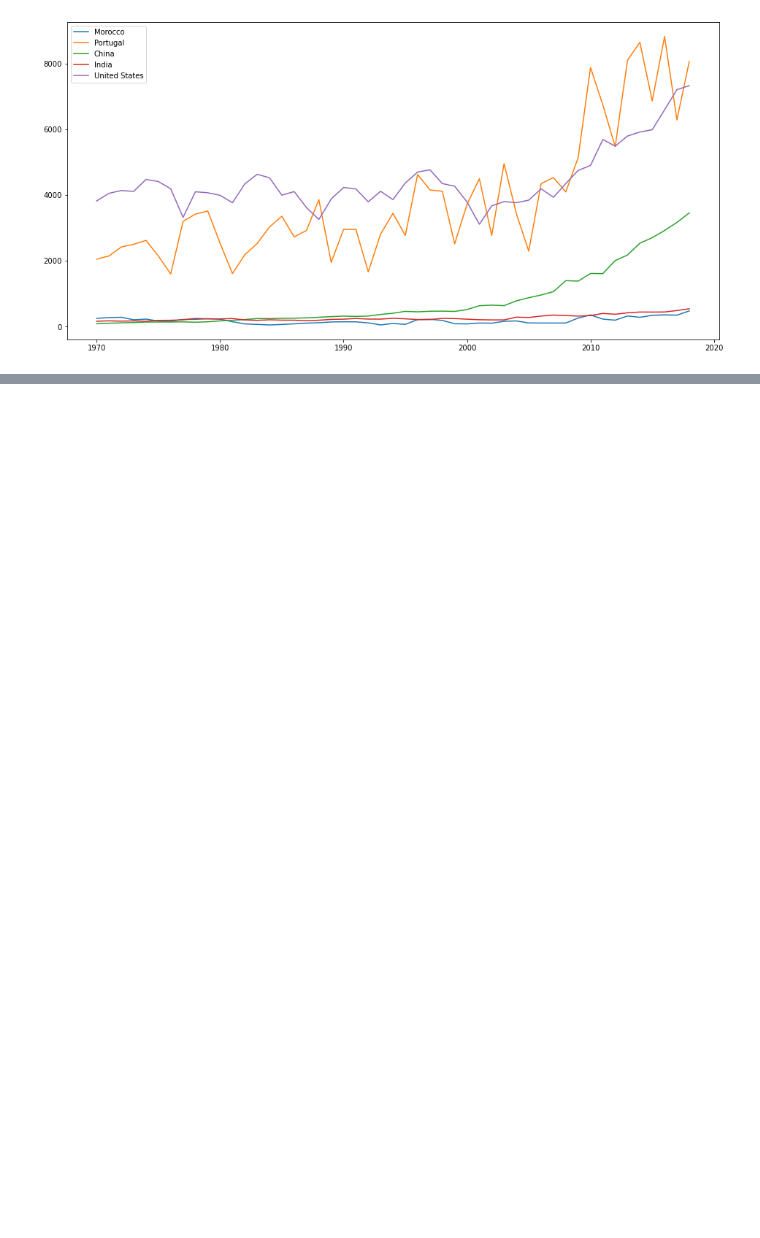
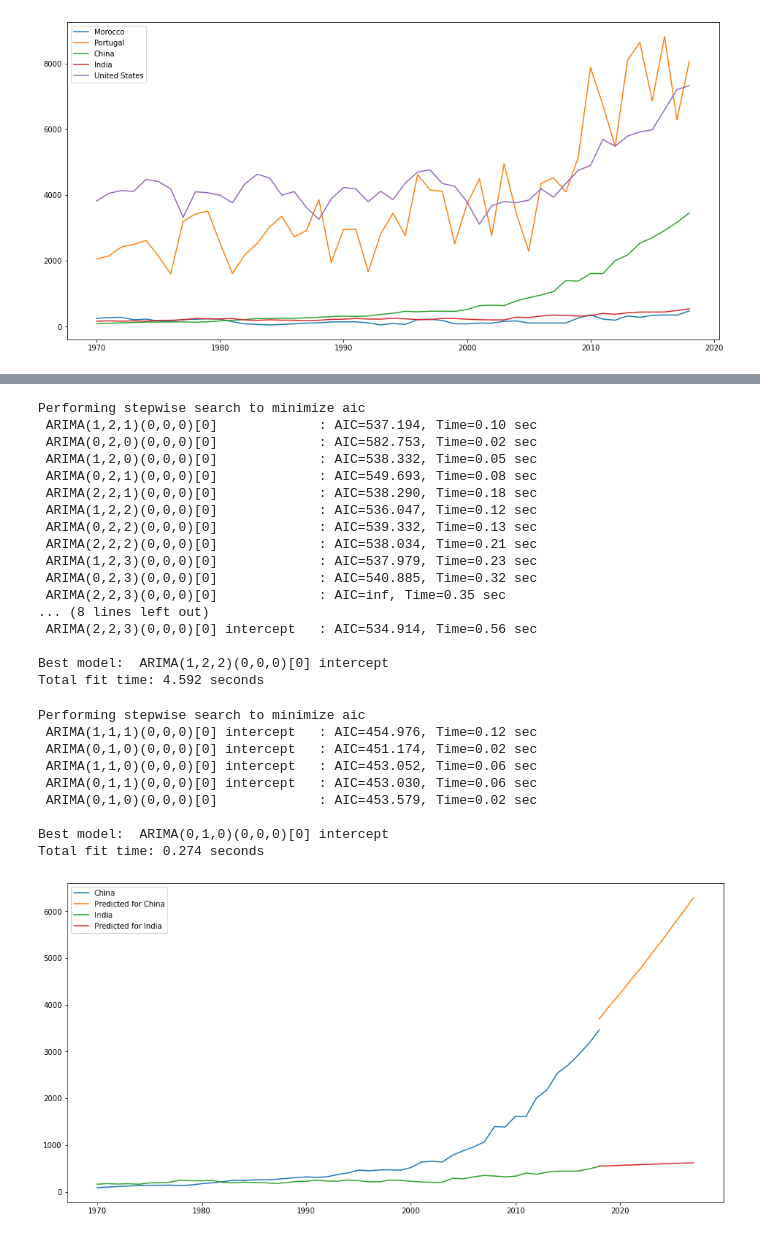
Before and after one commit to simibi28/itp_gp_2022, a Jupyter notebook: itp_groupproject.ipynb, the cells around one changed output, grey strips where cells are left out. Cells and saved outputs as stored; diff of their text form; code cells hidden in the pictures; blank space fills up the shorter version.

```diff
--- a/itp_groupproject.ipynb
+++ b/itp_groupproject.ipynb
@@ -182,0 +271,30 @@ Total fit time: 0.290 seconds
+# %%
+analysis.arima_forecast(countries=["China", "India"], type="renewables")
+# %% [output]
+Performing stepwise search to minimize aic
+ ARIMA(1,2,1)(0,0,0)[0]             : AIC=537.194, Time=0.10 sec
+ ARIMA(0,2,0)(0,0,0)[0]             : AIC=582.753, Time=0.02 sec
+ ARIMA(1,2,0)(0,0,0)[0]             : AIC=538.332, Time=0.05 sec
+ ARIMA(0,2,1)(0,0,0)[0]             : AIC=549.693, Time=0.08 sec
+ ARIMA(2,2,1)(0,0,0)[0]             : AIC=538.290, Time=0.18 sec
+ ARIMA(1,2,2)(0,0,0)[0]             : AIC=536.047, Time=0.12 sec
+ ARIMA(0,2,2)(0,0,0)[0]             : AIC=539.332, Time=0.13 sec
+ ARIMA(2,2,2)(0,0,0)[0]             : AIC=538.034, Time=0.21 sec
+ ARIMA(1,2,3)(0,0,0)[0]             : AIC=537.979, Time=0.23 sec
+ ARIMA(0,2,3)(0,0,0)[0]             : AIC=540.885, Time=0.32 sec
+ ARIMA(2,2,3)(0,0,0)[0]             : AIC=inf, Time=0.35 sec
+... (8 lines left out)
+ ARIMA(2,2,3)(0,0,0)[0] intercept   : AIC=534.914, Time=0.56 sec
+
+Best model:  ARIMA(1,2,2)(0,0,0)[0] intercept
+Total fit time: 4.592 seconds
+Performing stepwise search to minimize aic
+ ARIMA(1,1,1)(0,0,0)[0] intercept   : AIC=454.976, Time=0.12 sec
+ ARIMA(0,1,0)(0,0,0)[0] intercept   : AIC=451.174, Time=0.02 sec
+ ARIMA(1,1,0)(0,0,0)[0] intercept   : AIC=453.052, Time=0.06 sec
+ ARIMA(0,1,1)(0,0,0)[0] intercept   : AIC=453.030, Time=0.06 sec
+ ARIMA(0,1,0)(0,0,0)[0]             : AIC=453.579, Time=0.02 sec
+
+Best model:  ARIMA(0,1,0)(0,0,0)[0] intercept
+Total fit time: 0.274 seconds
+[figure, added]
```
Also changed, not shown: parts of 7 cells of this notebook.
